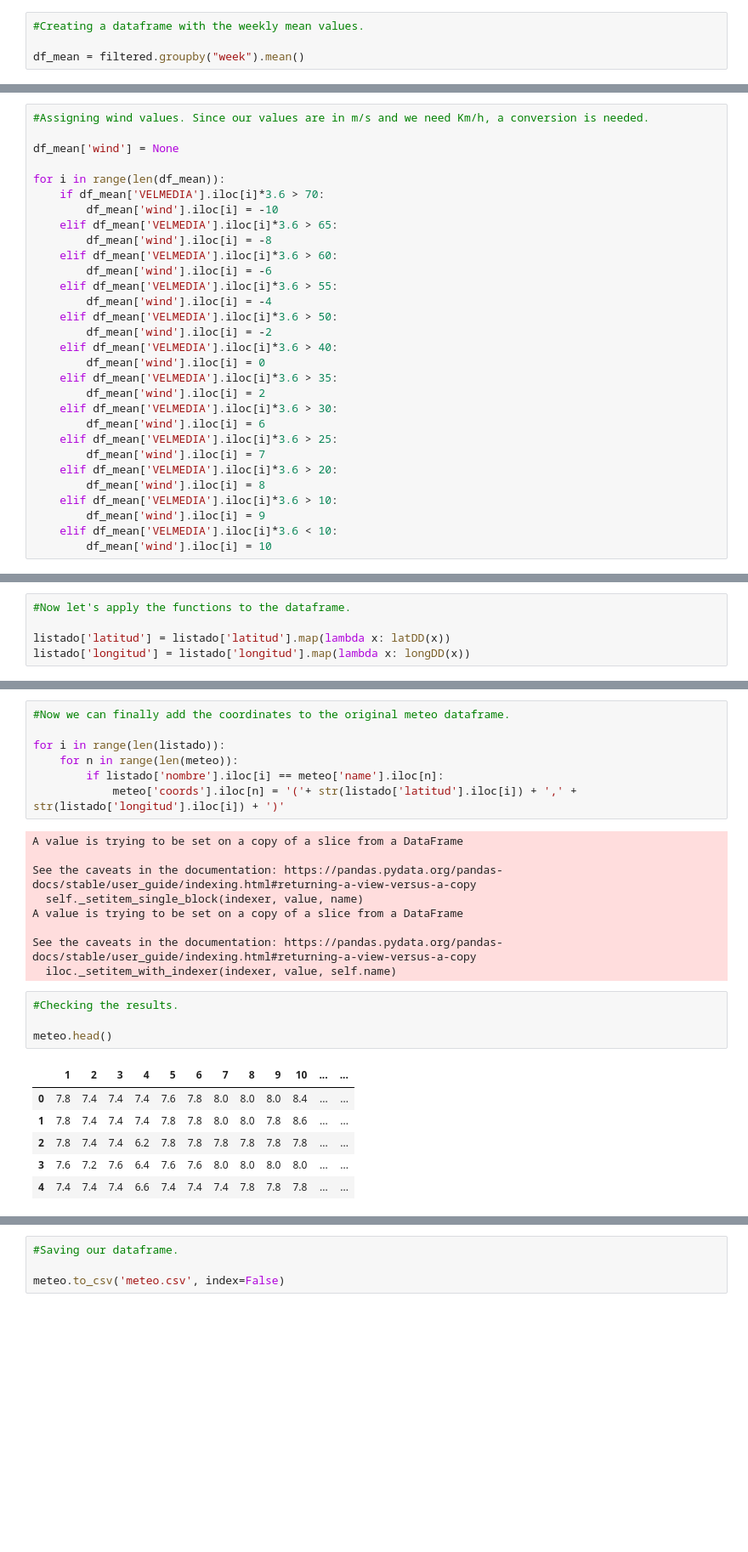
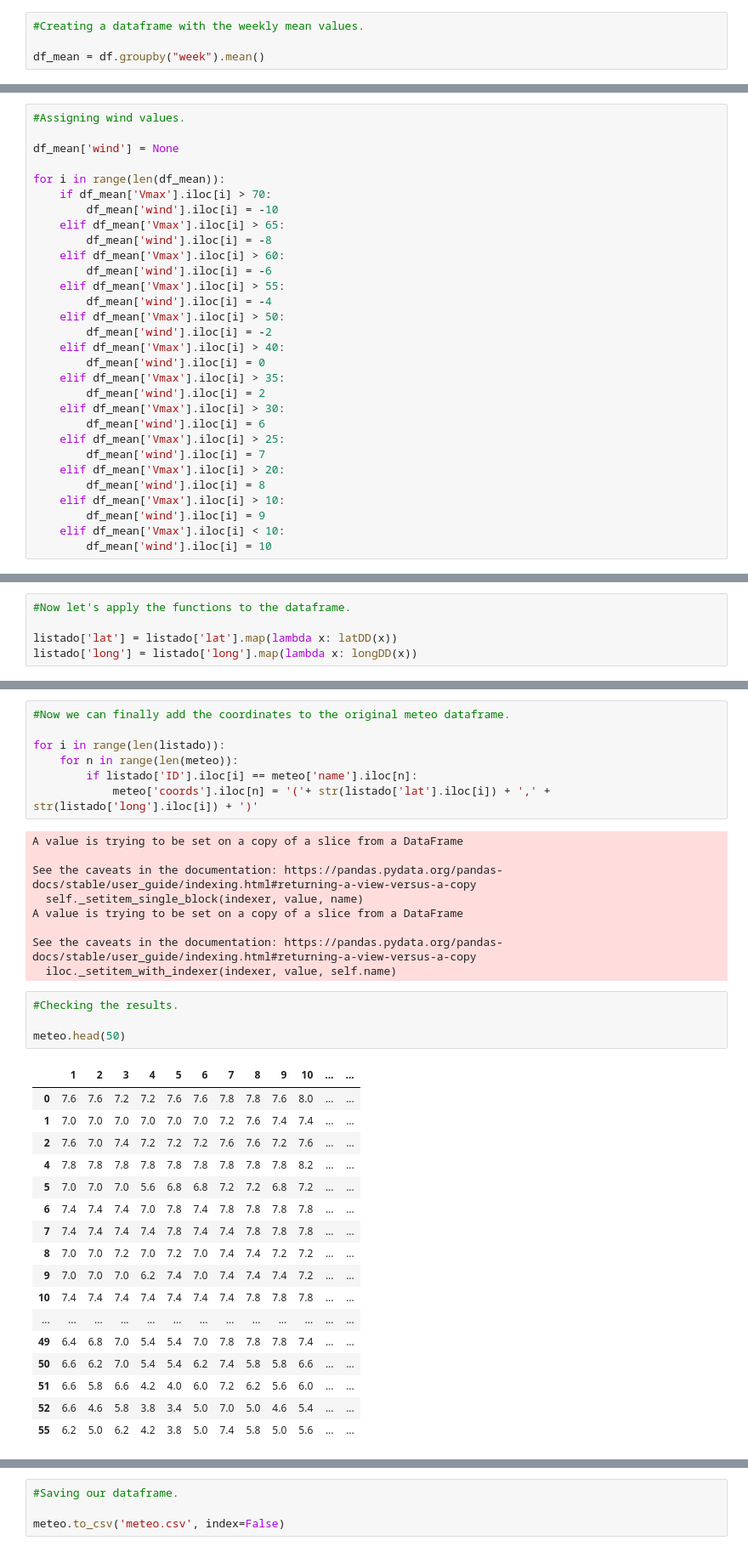
Before and after one commit to on2wheels-es/data, a Jupyter notebook: 7. Creating a climate index.ipynb, the cells around one changed output, grey strips where cells are left out. Shown: that part at 85% size. Cells and saved outputs as stored; diff of their text form; blank space fills up the shorter version.

```diff
--- a/7. Creating a climate index.ipynb
+++ b/7. Creating a climate index.ipynb
@@ -211,7 +157,7 @@ filtered.head()
 # %%
 #Creating a dataframe with the weekly mean values.
 
-df_mean = filtered.groupby("week").mean()
+df_mean = df.groupby("week").mean()
 # %% [markdown]
 ## Assigning each value a rating 0-10
 # %% [markdown]
@@ -303,34 +249,34 @@ A value is trying to be set on a copy of a slice from a DataFrame
 See the caveats in the documentation: https://pandas.pydata.org/pandas-docs/stable/user_guide/indexing.html#returning-a-view-versus-a-copy
   self._setitem_single_block(indexer, value, name)
 # %%
-#Assigning wind values. Since our values are in m/s and we need Km/h, a conversion is needed.
+#Assigning wind values.
 
 df_mean['wind'] = None
 
 for i in range(len(df_mean)):
-    if df_mean['VELMEDIA'].iloc[i]*3.6 > 70:
+    if df_mean['Vmax'].iloc[i] > 70:
         df_mean['wind'].iloc[i] = -10
-    elif df_mean['VELMEDIA'].iloc[i]*3.6 > 65:
+    elif df_mean['Vmax'].iloc[i] > 65:
         df_mean['wind'].iloc[i] = -8
-    elif df_mean['VELMEDIA'].iloc[i]*3.6 > 60:
+    elif df_mean['Vmax'].iloc[i] > 60:
         df_mean['wind'].iloc[i] = -6
-    elif df_mean['VELMEDIA'].iloc[i]*3.6 > 55:
+    elif df_mean['Vmax'].iloc[i] > 55:
         df_mean['wind'].iloc[i] = -4
-    elif df_mean['VELMEDIA'].iloc[i]*3.6 > 50:
+    elif df_mean['Vmax'].iloc[i] > 50:
         df_mean['wind'].iloc[i] = -2
-    elif df_mean['VELMEDIA'].iloc[i]*3.6 > 40:
+    elif df_mean['Vmax'].iloc[i] > 40:
         df_mean['wind'].iloc[i] = 0
-    elif df_mean['VELMEDIA'].iloc[i]*3.6 > 35:
+    elif df_mean['Vmax'].iloc[i] > 35:
         df_mean['wind'].iloc[i] = 2
-    elif df_mean['VELMEDIA'].iloc[i]*3.6 > 30:
+    elif df_mean['Vmax'].iloc[i] > 30:
         df_mean['wind'].iloc[i] = 6
-    elif df_mean['VELMEDIA'].iloc[i]*3.6 > 25:
+    elif df_mean['Vmax'].iloc[i] > 25:
         df_mean['wind'].iloc[i] = 7
-    elif df_mean['VELMEDIA'].iloc[i]*3.6 > 20:
+    elif df_mean['Vmax'].iloc[i] > 20:
         df_mean['wind'].iloc[i] = 8
-    elif df_mean['VELMEDIA'].iloc[i]*3.6 > 10:
+    elif df_mean['Vmax'].iloc[i] > 10:
         df_mean['wind'].iloc[i] = 9
-    elif df_mean['VELMEDIA'].iloc[i]*3.6 < 10:
+    elif df_mean['Vmax'].iloc[i] < 10:
         df_mean['wind'].iloc[i] = 10
 # %% [output]
 A value is trying to be set on a copy of a slice from a DataFrame
@@ -741,8 +656,8 @@ longDD(listado['longitud'].iloc[0])
 # %%
 #Now let's apply the functions to the dataframe.
 
-listado['latitud'] = listado['latitud'].map(lambda x: latDD(x))
-listado['longitud'] = listado['longitud'].map(lambda x: longDD(x))
+listado['lat'] = listado['lat'].map(lambda x: latDD(x))
+listado['long'] = listado['long'].map(lambda x: longDD(x))
 # %%
 listado.head()
 # %% [output]
@@ -757,8 +672,8 @@ listado.head()
 
 for i in range(len(listado)):
     for n in range(len(meteo)):
-        if listado['nombre'].iloc[i] == meteo['name'].iloc[n]:
-            meteo['coords'].iloc[n] = '('+ str(listado['latitud'].iloc[i]) + ',' + str(listado['longitud'].iloc[i]) + ')'
+        if listado['ID'].iloc[i] == meteo['name'].iloc[n]:
+            meteo['coords'].iloc[n] = '('+ str(listado['lat'].iloc[i]) + ',' + str(listado['long'].iloc[i]) + ')'
 # %% [output]
 A value is trying to be set on a copy of a slice from a DataFrame
 
@@ -771,11 +686,22 @@ See the caveats in the documentation: https://pandas.pydata.org/pandas-docs/stab
 # %%
 #Checking the results.
 
-meteo.head()
+meteo.head(50)
 # %% [output]
 |  | 1 | 2 | 3 | 4 | 5 | 6 | 7 | 8 | 9 | 10 | ... | ... |
-| 0 | 7.8 | 7.4 | 7.4 | 7.4 | 7.6 | 7.8 | 8.0 | 8.0 | 8.0 | 8.4 | ... | ... |
-| 1 | 7.8 | 7.4 | 7.4 | 7.4 | 7.8 | 7.8 | 8.0 | 8.0 | 7.8 | 8.6 | ... | ... |
-| 2 | 7.8 | 7.4 | 7.4 | 6.2 | 7.8 | 7.8 | 7.8 | 7.8 | 7.8 | 7.8 | ... | ... |
-| 3 | 7.6 | 7.2 | 7.6 | 6.4 | 7.6 | 7.6 | 8.0 | 8.0 | 8.0 | 8.0 | ... | ... |
-| 4 | 7.4 | 7.4 | 7.4 | 6.6 | 7.4 | 7.4 | 7.4 | 7.8 | 7.8 | 7.8 | ... | ... |
+| 0 | 7.6 | 7.6 | 7.2 | 7.2 | 7.6 | 7.6 | 7.8 | 7.8 | 7.6 | 8.0 | ... | ... |
+| 1 | 7.0 | 7.0 | 7.0 | 7.0 | 7.0 | 7.0 | 7.2 | 7.6 | 7.4 | 7.4 | ... | ... |
+| 2 | 7.6 | 7.0 | 7.4 | 7.2 | 7.2 | 7.2 | 7.6 | 7.6 | 7.2 | 7.6 | ... | ... |
+| 4 | 7.8 | 7.8 | 7.8 | 7.8 | 7.8 | 7.8 | 7.8 | 7.8 | 7.8 | 8.2 | ... | ... |
+| 5 | 7.0 | 7.0 | 7.0 | 5.6 | 6.8 | 6.8 | 7.2 | 7.2 | 6.8 | 7.2 | ... | ... |
+| 6 | 7.4 | 7.4 | 7.4 | 7.0 | 7.8 | 7.4 | 7.8 | 7.8 | 7.8 | 7.8 | ... | ... |
+| 7 | 7.4 | 7.4 | 7.4 | 7.4 | 7.8 | 7.4 | 7.4 | 7.8 | 7.8 | 7.8 | ... | ... |
+| 8 | 7.0 | 7.0 | 7.2 | 7.0 | 7.2 | 7.0 | 7.4 | 7.4 | 7.2 | 7.2 | ... | ... |
+| 9 | 7.0 | 7.0 | 7.0 | 6.2 | 7.4 | 7.0 | 7.4 | 7.4 | 7.4 | 7.2 | ... | ... |
+| 10 | 7.4 | 7.4 | 7.4 | 7.4 | 7.4 | 7.4 | 7.4 | 7.8 | 7.8 | 7.8 | ... | ... |
+| ... | ... | ... | ... | ... | ... | ... | ... | ... | ... | ... | ... | ... |
+| 49 | 6.4 | 6.8 | 7.0 | 5.4 | 5.4 | 7.0 | 7.8 | 7.8 | 7.8 | 7.4 | ... | ... |
+| 50 | 6.6 | 6.2 | 7.0 | 5.4 | 5.4 | 6.2 | 7.4 | 5.8 | 5.8 | 6.6 | ... | ... |
+| 51 | 6.6 | 5.8 | 6.6 | 4.2 | 4.0 | 6.0 | 7.2 | 6.2 | 5.6 | 6.0 | ... | ... |
+| 52 | 6.6 | 4.6 | 5.8 | 3.8 | 3.4 | 5.0 | 7.0 | 5.0 | 4.6 | 5.4 | ... | ... |
+| 55 | 6.2 | 5.0 | 6.2 | 4.2 | 3.8 | 5.0 | 7.4 | 5.8 | 5.0 | 5.6 | ... | ... |
```
Also changed, not shown: parts of 39 cells of this notebook, 6 other files.
